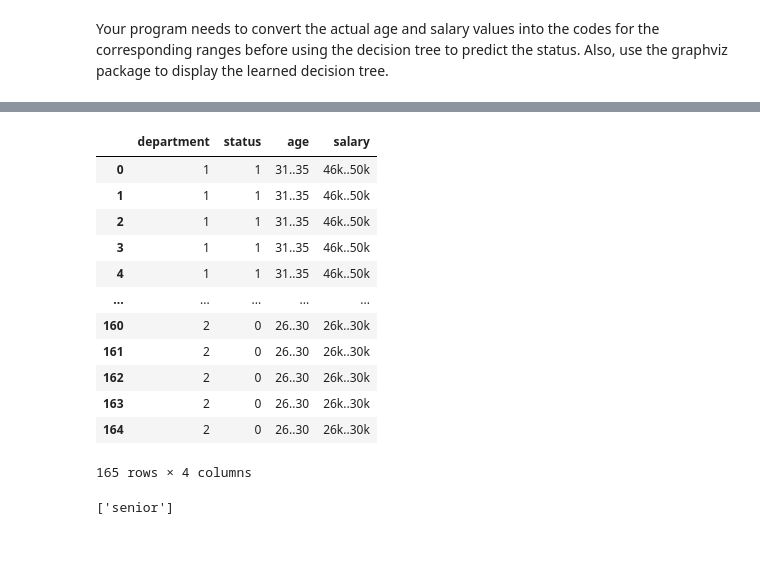
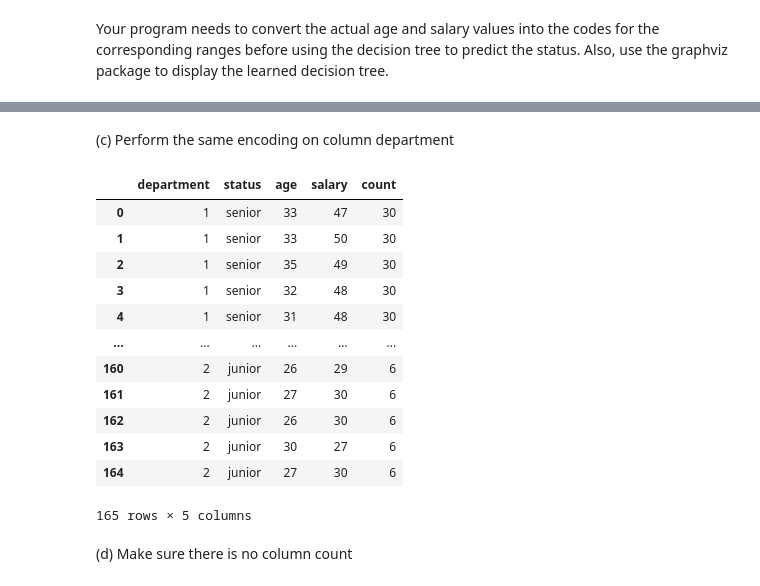
Before and after one commit to subha9542/Datamining, a Jupyter notebook: Data_mining_HW6.ipynb, the cells around one changed output, grey strips where cells are left out. Saved outputs shown, nothing was run; the diff lists cells and outputs as text; code cells hidden in the pictures; blank space fills up the shorter version.

```diff
--- a/Data_mining_HW6.ipynb
+++ b/Data_mining_HW6.ipynb
@@ -17,8 +17,8 @@ from sklearn import metrics
 
 (a) Read data from hwk06-01.csv into a DataFrame df1.
 # %%
-df = pd.read_csv("hwk06-01.csv",sep = '\t')
-df.head
+df1 = pd.read_csv("hwk06-01.csv",sep = '\t')
+df1.head
 # %% [output]
 <bound method NDFrame.head of    department  status     age    salary  count
 0       sales  senior  31..35  46k..50k     30
@@ -98,12 +114,3 @@ t =< department : systems, status :?, age : 28, salary : 50K >
 # %% [markdown]
 Your program needs to convert the actual age and salary values into the codes for the corresponding ranges before using the decision tree to predict the status. Also, use the graphviz
 package to display the learned decision tree.
-# %%
-def get_random(value):
-    j,k = value.split('..')
-    ran = random.randint(int(j.rstrip('k')),int(k.strip('k')))
-    return ran
-
-for i in df2.index:
-    df2.loc[i,'salary'] = get_random(df2['salary'][i])
-    df2.loc[i,'age'] = get_random(df2['age'][i])
@@ -144,0 +172,3 @@ Image(graph.create_png())
+# %%
+df3 = df1.loc[np.repeat(df1.index.values,df1['count'].to_numpy())].reset_index(drop = True)
+df3
@@ -145,22 +216,21 @@ Image(graph.create_png())
+# %% [markdown]
+(c) Perform the same encoding on column department
 # %%
-df3 = df.loc[np.repeat(df.index.values,df['count'].to_numpy())]
 df3['department'] = df3['department'].astype('category')
-df3['status'] = df3['status'].astype('category')
 cat_columns = df3.select_dtypes(['category']).columns
 df3[cat_columns] = df3[cat_columns].apply(lambda x: x.cat.codes)
-df3 = df3.drop("count",axis=1).reset_index(drop=True)
 df3
 # %% [output]
-|  | department | status | age | salary |
-| 0 | 1 | 1 | 31..35 | 46k..50k |
-| 1 | 1 | 1 | 31..35 | 46k..50k |
-| 2 | 1 | 1 | 31..35 | 46k..50k |
-| 3 | 1 | 1 | 31..35 | 46k..50k |
-| 4 | 1 | 1 | 31..35 | 46k..50k |
-| ... | ... | ... | ... | ... |
-| 160 | 2 | 0 | 26..30 | 26k..30k |
-| 161 | 2 | 0 | 26..30 | 26k..30k |
-| 162 | 2 | 0 | 26..30 | 26k..30k |
-| 163 | 2 | 0 | 26..30 | 26k..30k |
-| 164 | 2 | 0 | 26..30 | 26k..30k |
+|  | department | status | age | salary | count |
+| 0 | 1 | senior | 33 | 47 | 30 |
+| 1 | 1 | senior | 33 | 50 | 30 |
+| 2 | 1 | senior | 35 | 49 | 30 |
+| 3 | 1 | senior | 32 | 48 | 30 |
+| 4 | 1 | senior | 31 | 48 | 30 |
+| ... | ... | ... | ... | ... | ... |
+| 160 | 2 | junior | 26 | 29 | 6 |
+| 161 | 2 | junior | 27 | 30 | 6 |
+| 162 | 2 | junior | 26 | 30 | 6 |
+| 163 | 2 | junior | 30 | 27 | 6 |
+| 164 | 2 | junior | 27 | 30 | 6 |
-165 rows × 4 columns
+165 rows × 5 columns
@@ -171,9 +237,2 @@ for i in df3.index:
-# %%
-model = GaussianNB()
-
-model.fit(X_train,y_train)
-
-predicted= model.predict([[2,28,50]])
-print(predicted)
-# %% [output]
-['senior']
+# %% [markdown]
+(d) Make sure there is no column count
```
Also changed, not shown: parts of 14 cells of this notebook.
